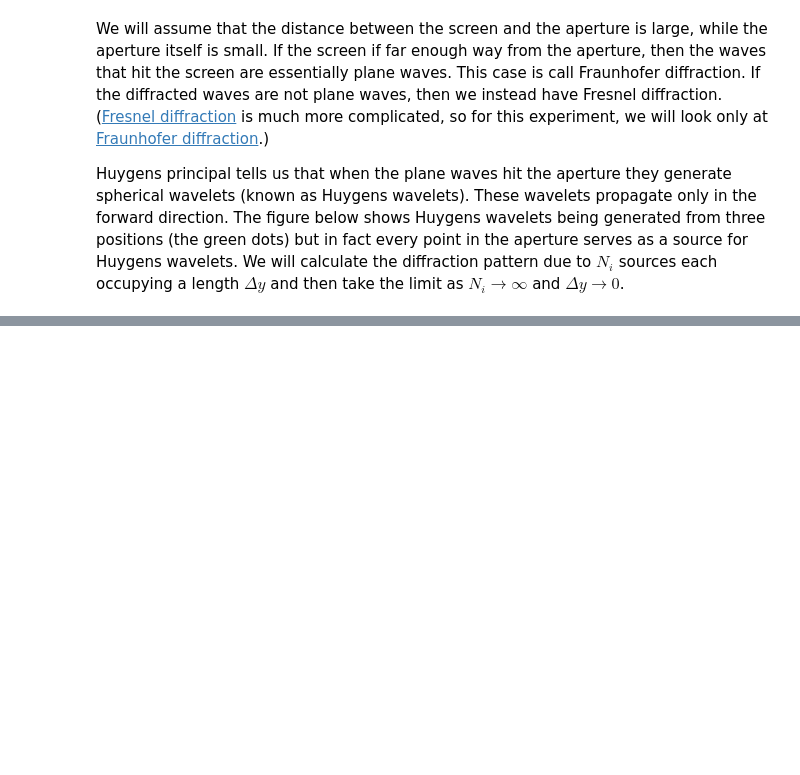
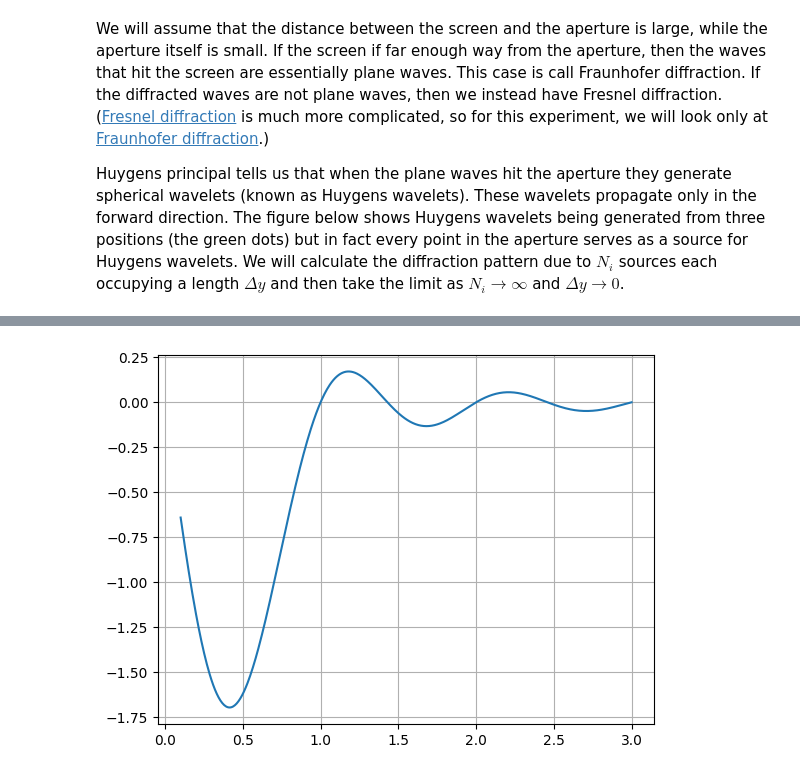
Before and after one commit to brinerk/LabsCapstone, a Jupyter notebook: Lab22/Lab 22.ipynb, the cells around one changed output, grey strips where cells are left out. Saved outputs shown, nothing was run; the diff lists cells and outputs as text; code cells hidden in the pictures; blank space fills up the shorter version.

```diff
--- a/Lab22/Lab 22.ipynb
+++ b/Lab22/Lab 22.ipynb
@@ -16,0 +180,14 @@ Huygens principal tells us that when the plane waves hit the aperture they gener
+# %%
+def Intensity(Z):
+    return (np.sin(np.pi*Z)**2)/(np.pi**2*Z**2)
+
+def Reduced(Z):
+    return (2*np.cos(np.pi*Z) * np.sin(np.pi*Z))/(np.pi*Z**2) - ((2*np.sin(np.pi*Z)**2)/(np.pi**2 * Z**3))
+
+Z = np.linspace(0.1, 3, 500)
+
+plt.plot(Z, Reduced(Z))
+plt.grid()
+plt.show()
+# %% [output]
+[figure, added]
```
Also changed, not shown: parts of 59 cells of this notebook, 2 other files.
